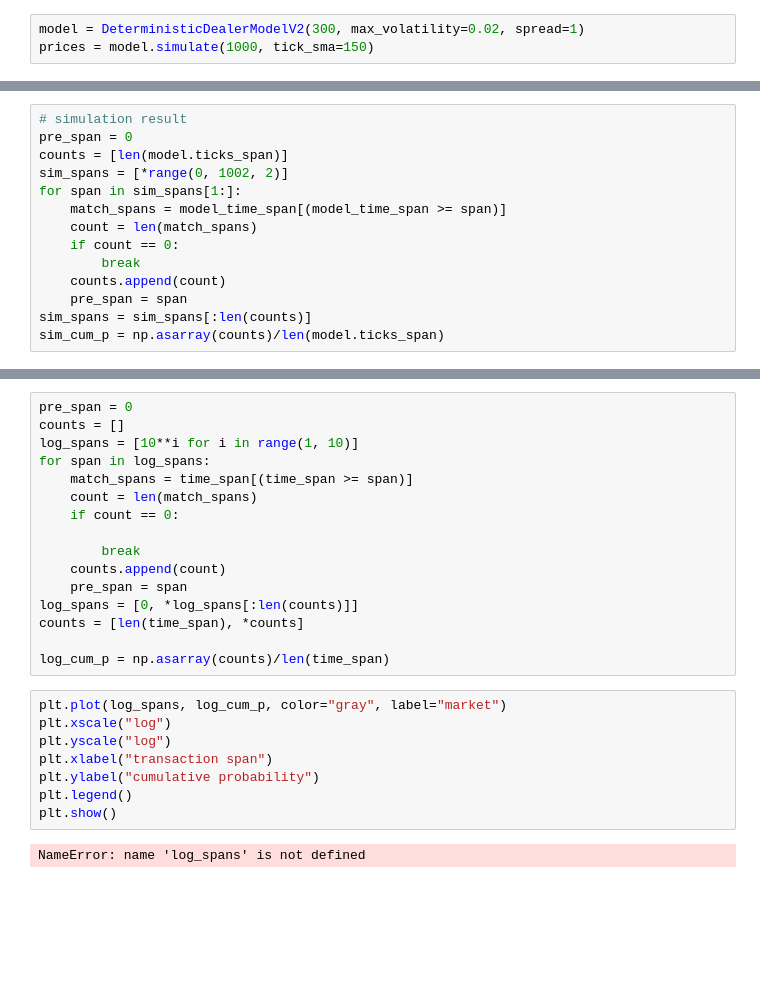
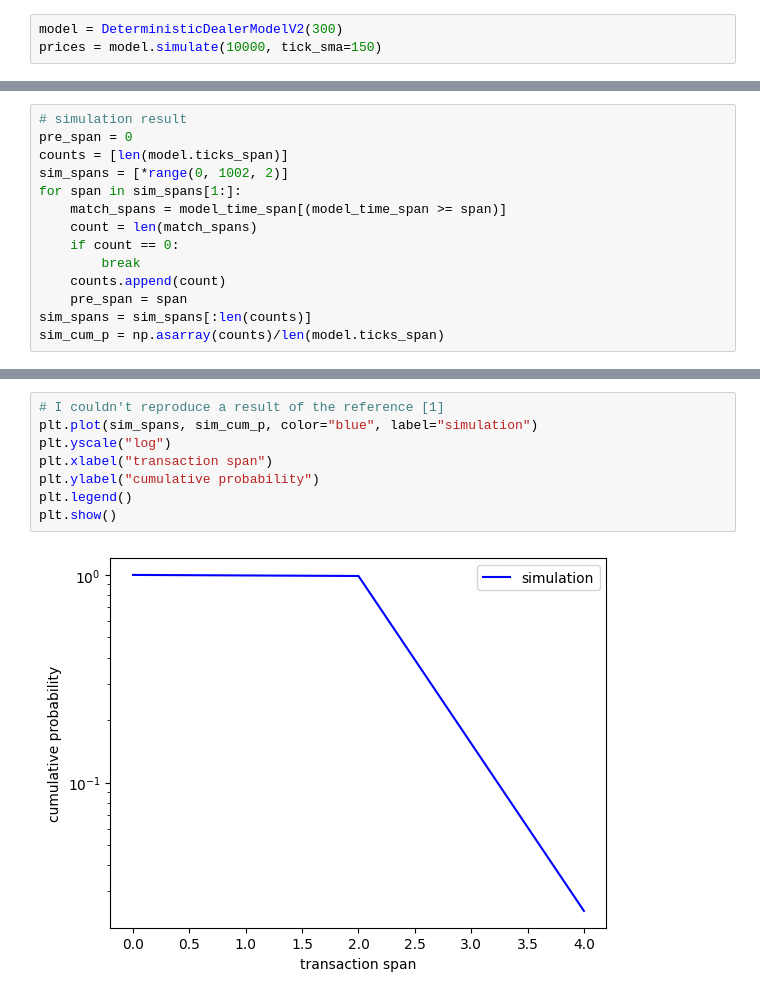
Before and after one commit to Naradice/stocknet_study, a Jupyter notebook: FeatureEngineering/AgentSimulation.ipynb, the cells around one changed output, grey strips where cells are left out. Saved outputs shown, nothing was run; the diff lists cells and outputs as text; blank space fills up the shorter version.

```diff
--- a/FeatureEngineering/AgentSimulation.ipynb
+++ b/FeatureEngineering/AgentSimulation.ipynb
@@ -418,8 +436,8 @@ plt.show()
 # %% [markdown]
 ### Validate statistical features
 # %%
-model = DeterministicDealerModelV2(300, max_volatility=0.02, spread=1)
-prices = model.simulate(1000, tick_sma=150)
+model = DeterministicDealerModelV2(300)
+prices = model.simulate(10000, tick_sma=150)
 # %%
 tick_df = pd.read_csv(f"{data_folder}/OANDA_2021_tick.csv", index_col=0, parse_dates=True)
 # %%
@@ -480,26 +498,10 @@ plt.show()
-# %%
-pre_span = 0
-counts = []
-log_spans = [10**i for i in range(1, 10)]
-for span in log_spans:
-    match_spans = time_span[(time_span >= span)]
-    count = len(match_spans)
-    if count == 0:
-
-        break
-    counts.append(count)
-    pre_span = span
-log_spans = [0, *log_spans[:len(counts)]]
-counts = [len(time_span), *counts]
-
-log_cum_p = np.asarray(counts)/len(time_span)
 # %%
-plt.plot(log_spans, log_cum_p, color="gray", label="market")
-plt.xscale("log")
+# I couldn't reproduce a result of the reference [1]
+plt.plot(sim_spans, sim_cum_p, color="blue", label="simulation")
 plt.yscale("log")
 plt.xlabel("transaction span")
 plt.ylabel("cumulative probability")
 plt.legend()
 plt.show()
 # %% [output]
-NameError: name 'log_spans' is not defined
+[figure, added]
```
Also changed, not shown: parts of 7 cells of this notebook.
